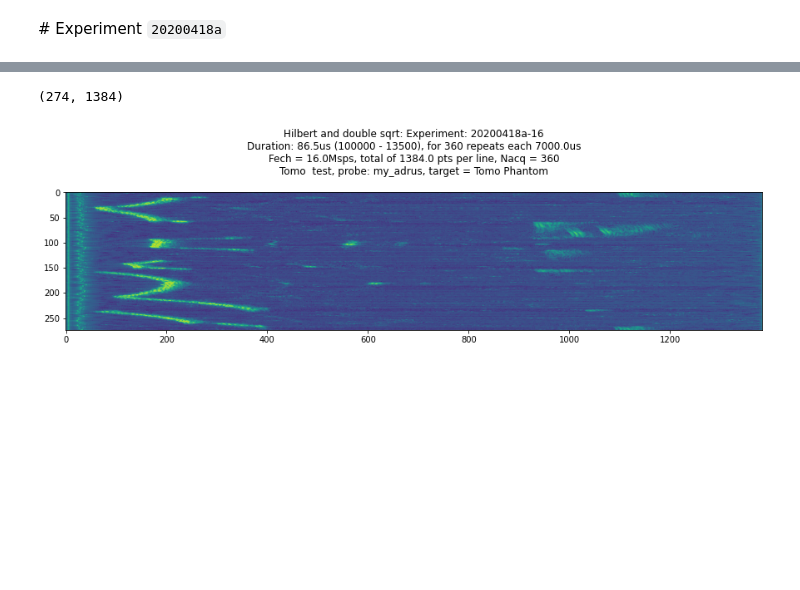
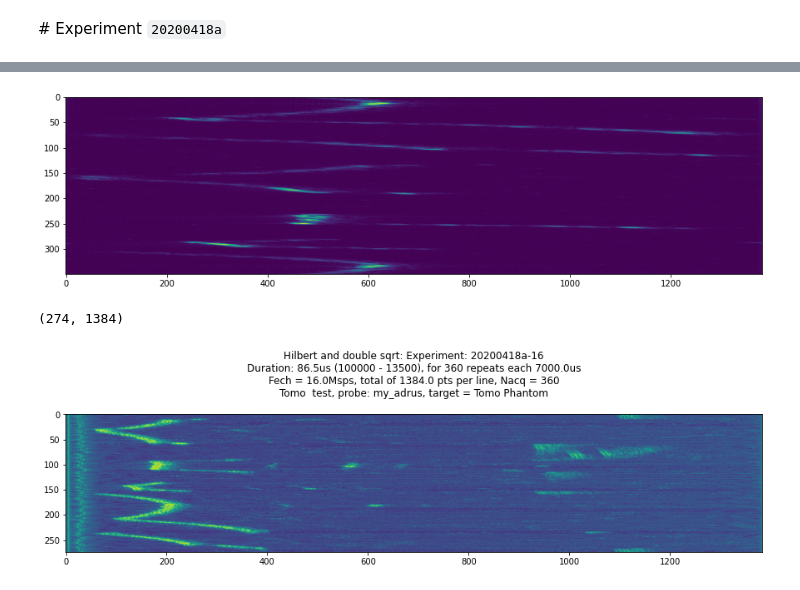
Before and after one commit to kelu124/echomods, a Jupyter notebook: matty/20200418a/20200418a-Process.ipynb, the cells around one changed output, grey strips where cells are left out. Cells and saved outputs as stored; diff of their text form; code cells hidden in the pictures; blank space fills up the shorter version.

```diff
--- a/matty/20200418a/20200418a-Process.ipynb
+++ b/matty/20200418a/20200418a-Process.ipynb
@@ -59,0 +63,5 @@ plt.show()
+# %%
+plt.imshow(uA.Hilberted)
+plt.show()
+# %% [output]
+[figure, added]
```
Also changed, not shown: parts of 3 cells of this notebook, 47 other files.
